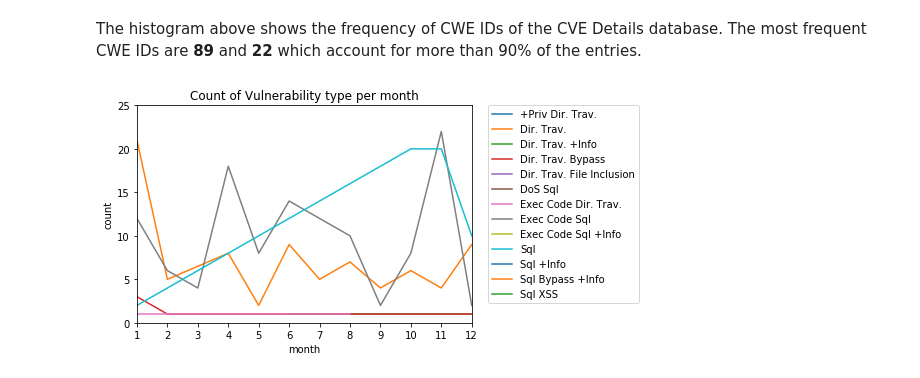
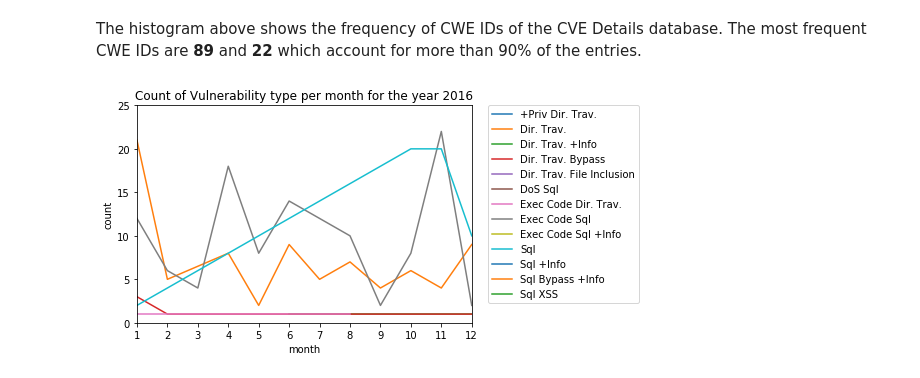
Before and after one commit to sailuh/perceive, a Jupyter notebook: Notebooks/CVE_Details/cve_details_introduction.ipynb, the cells around one changed output. Cells and saved outputs as stored; diff of their text form; code cells hidden in the pictures.

Commit message:
Final notebook - with textual annotations and visualizations

```diff
--- a/Notebooks/CVE_Details/cve_details_introduction.ipynb
+++ b/Notebooks/CVE_Details/cve_details_introduction.ipynb
@@ -227,33 +229,33 @@ def create_multi_line(vul):
         tuple_0 = v[0]
         if tuple_0[0] in map_data:
             map_data[tuple_0[0]].append((tuple_0[1],v[1]))
         else:
             map_data[tuple_0[0]] =[]
             map_data[tuple_0[0]].append((tuple_0[1],v[1]))
     vul_plot = plot.subplot(111)
     for k,v in map_data.items():
         vul_plot.plot([int(i[0]) for i in v],[int(j[1]) for j in v] , label=k)
         vul_plot.set_ylabel('count')
         vul_plot.set_xlabel('month')
 
     vul_plot.legend(bbox_to_anchor=(1.05, 1),loc=2, borderaxespad=0.)
-    vul_plot.set_title("Count of Vulnerability type per month")
+    vul_plot.set_title("Count of Vulnerability type per month for the year 2016")
     vul_plot.set_autoscaley_on(False)
     vul_plot.set_ylim([0,25])
     vul_plot.set_autoscalex_on(False)
     vul_plot.set_xlim([1,12])
     vul_plot.xaxis.set_ticks([1,2,3,4,5,6,7,8,9,10,11,12])
     plot.show()
 
 
 #We specify the cwe_id column type is str, otherwise pandas will infer it as a float adding a misleading decimal.
 cved_df = pd.read_csv("cve_details_sql_injection_2016.csv")
 cved_df['month'] = [d[5:7] for d in cved_df['published_date']]
 vulnerability_type_histogram = cved_df.groupby(by=['vulnerability_type','cwe_id'])['cve_id','n_exploits'].count()
 vulnerability_type_histogram
 data = cved_df.groupby(by=['vulnerability_type','month'])['cve_id'].count()
 
 
-create_multi_line(vul)
+create_multi_line(data)
 # %% [output]
-[figure, old version]
+[figure, new version]
```
Also changed, not shown: parts of 2 cells of this notebook, 2 other files.
